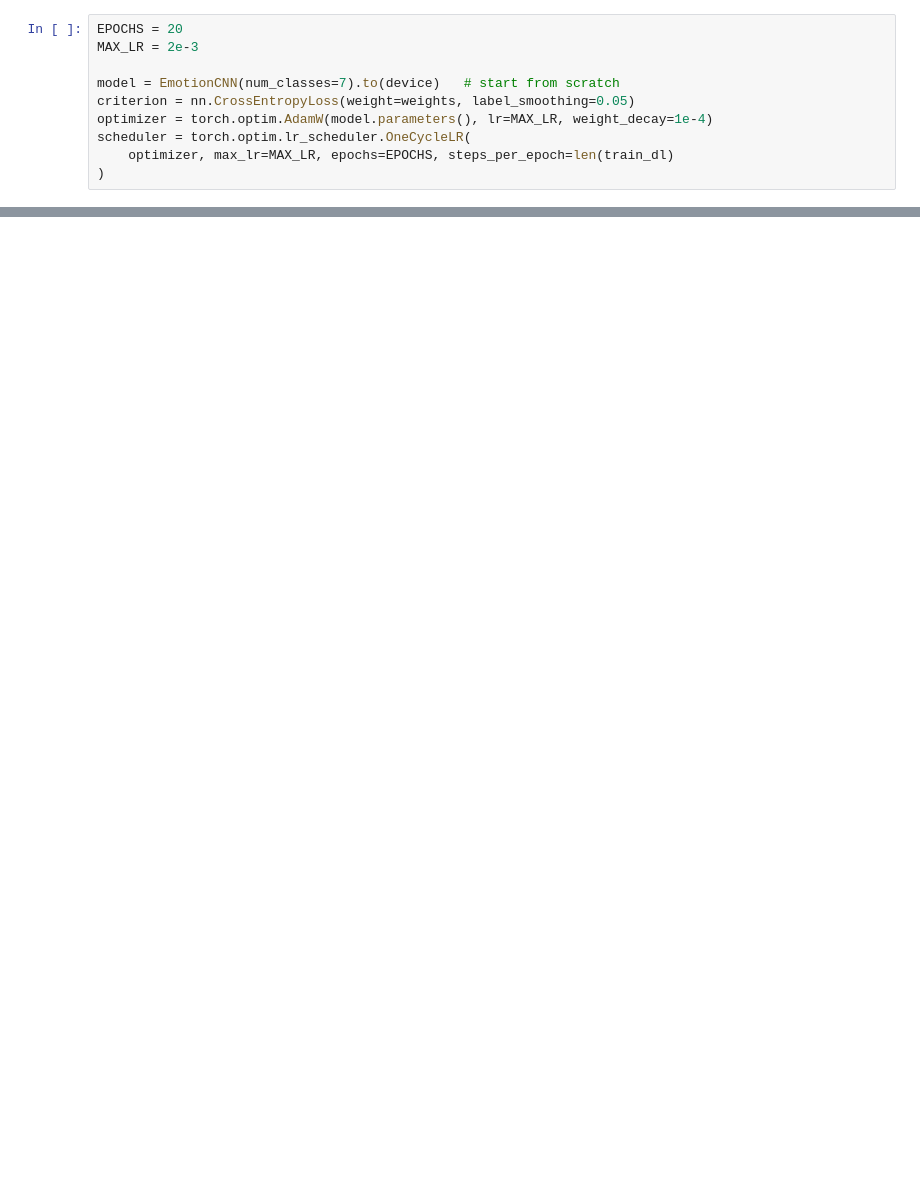
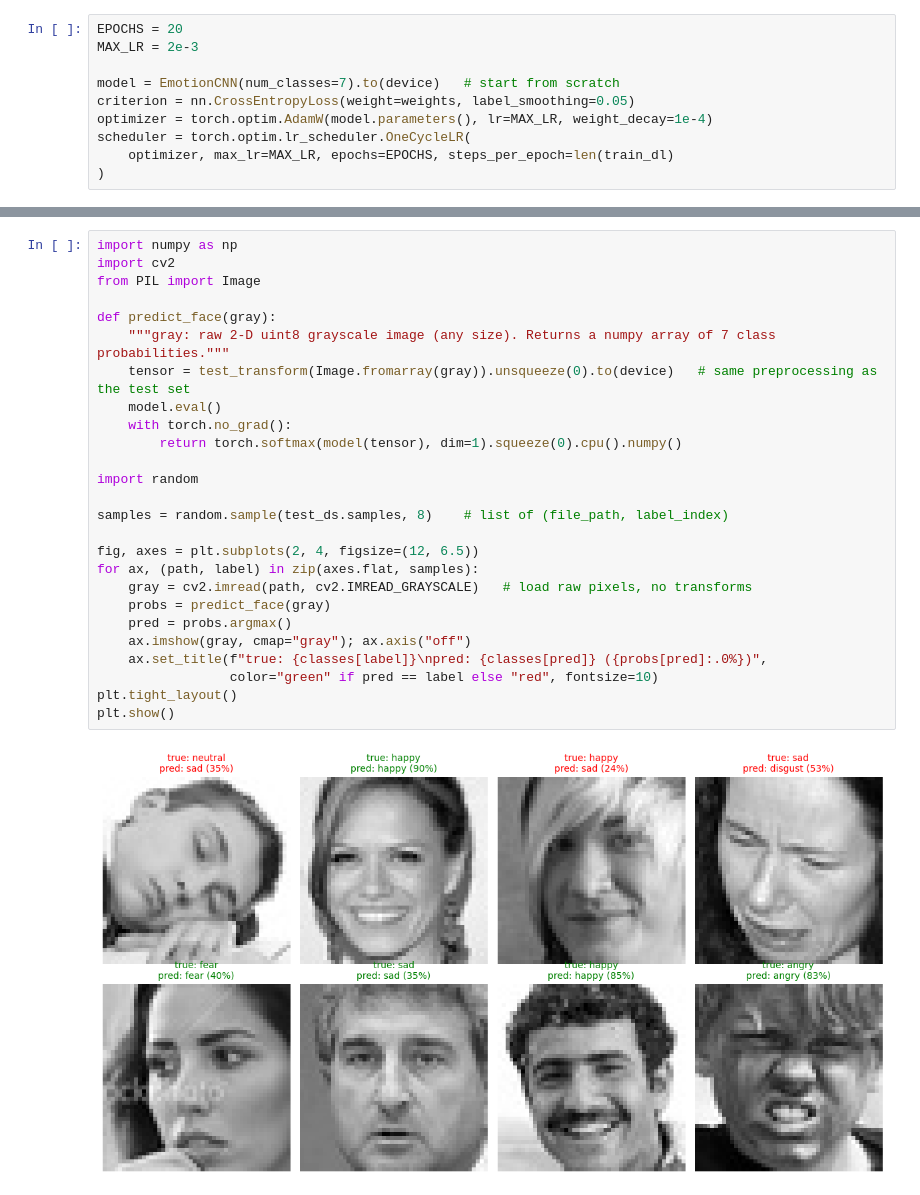
Before and after one commit to deepalsr/human_emotion_detection, a Jupyter notebook: emotion_learning.ipynb, the cells around one changed output, grey strips where cells are left out. Drawn from its saved outputs; the diff is of its cells as text; blank space fills up the shorter version.

```diff
--- a/emotion_learning.ipynb
+++ b/emotion_learning.ipynb
@@ -304,0 +392,28 @@ plt.show()
+# %%
+import numpy as np
+import cv2
+from PIL import Image
+
+def predict_face(gray):
+    """gray: raw 2-D uint8 grayscale image (any size). Returns a numpy array of 7 class probabilities."""
+    tensor = test_transform(Image.fromarray(gray)).unsqueeze(0).to(device)   # same preprocessing as the test set
+    model.eval()
+    with torch.no_grad():
+        return torch.softmax(model(tensor), dim=1).squeeze(0).cpu().numpy()
+
+import random
+
+samples = random.sample(test_ds.samples, 8)    # list of (file_path, label_index)
+
+fig, axes = plt.subplots(2, 4, figsize=(12, 6.5))
+for ax, (path, label) in zip(axes.flat, samples):
+    gray = cv2.imread(path, cv2.IMREAD_GRAYSCALE)   # load raw pixels, no transforms
+    probs = predict_face(gray)
+    pred = probs.argmax()
+    ax.imshow(gray, cmap="gray"); ax.axis("off")
+    ax.set_title(f"true: {classes[label]}\npred: {classes[pred]} ({probs[pred]:.0%})",
+                 color="green" if pred == label else "red", fontsize=10)
+plt.tight_layout()
+plt.show()
+# %% [output]
+[figure, added]
```
Also changed, not shown: parts of 14 cells of this notebook, 3 other files.
